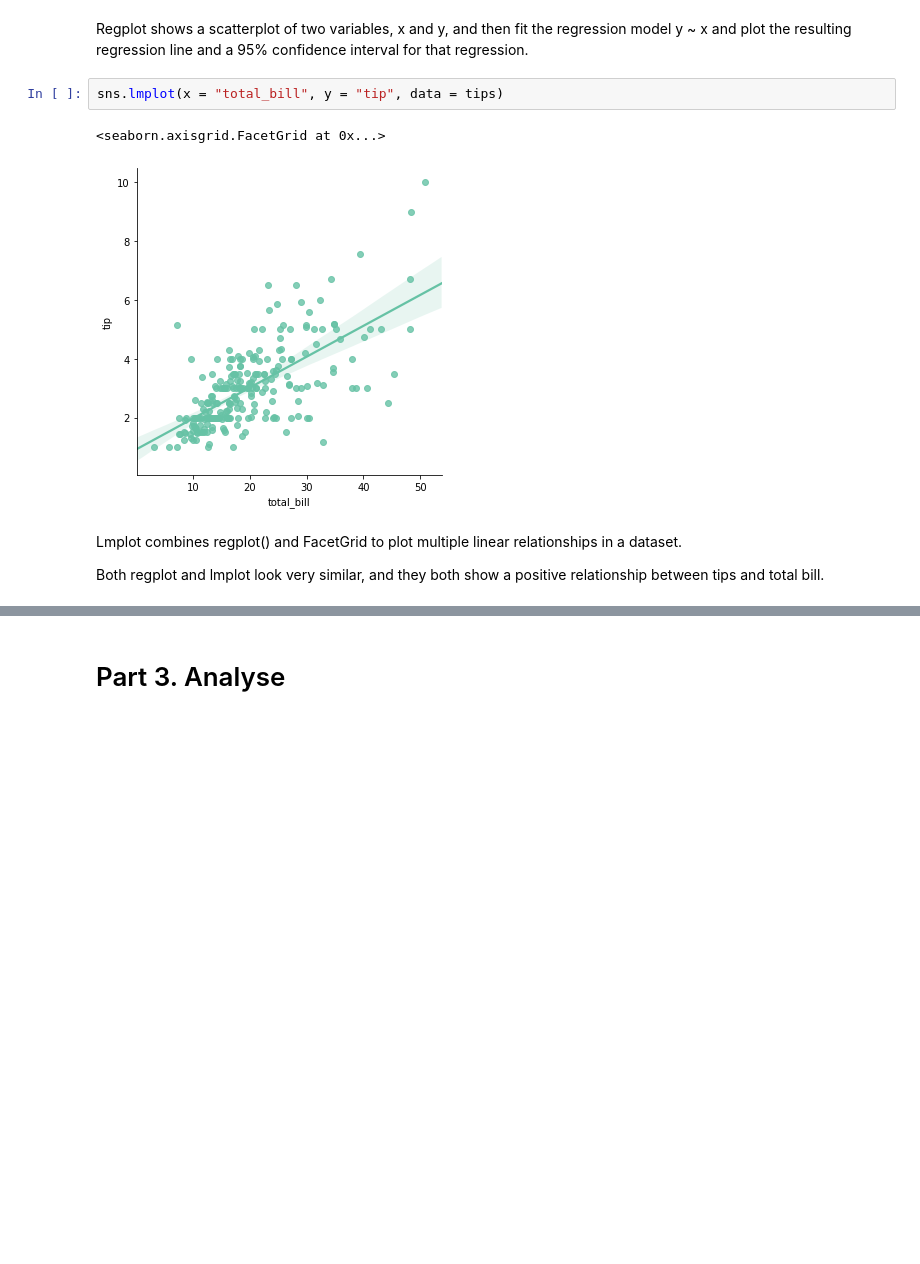
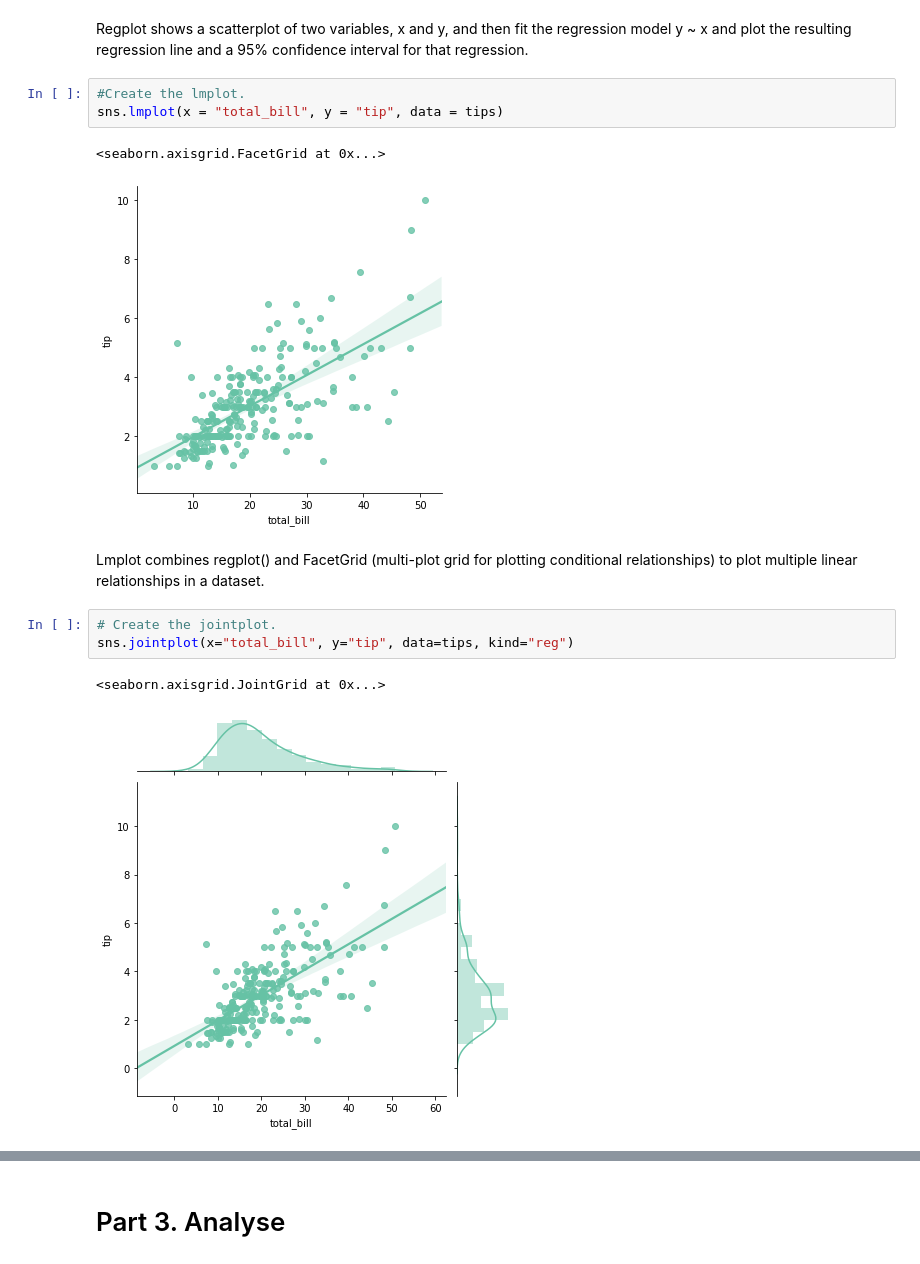
Before and after one commit to amacuga/fundamentals-assessment, a Jupyter notebook: Assessment.ipynb, the cells around one changed output, grey strips where cells are left out. Cells and saved outputs as stored; diff of their text form; blank space fills up the shorter version.

Commit message:
Added jointplot.

```diff
--- a/Assessment.ipynb
+++ b/Assessment.ipynb
@@ -281,11 +277,16 @@ sns.regplot(x = "total_bill", y = "tip", data = tips)
 # %% [markdown]
 Regplot shows a scatterplot of two variables, x and y, and then fit the regression model y ~ x and plot the resulting regression line and a 95% confidence interval for that regression.
 # %%
+#Create the lmplot.
 sns.lmplot(x = "total_bill", y = "tip", data = tips)
 # %% [output]
 <seaborn.axisgrid.FacetGrid at 0x...>
 [figure]
 # %% [markdown]
-Lmplot combines regplot() and FacetGrid to plot multiple linear relationships in a dataset.
-
-Both regplot and lmplot look very similar, and they both show a positive relationship between tips and total bill.
+Lmplot combines regplot() and FacetGrid (multi-plot grid for plotting conditional relationships) to plot multiple linear relationships in a dataset.
+# %%
+# Create the jointplot.
+sns.jointplot(x="total_bill", y="tip", data=tips, kind="reg")
+# %% [output]
+<seaborn.axisgrid.JointGrid at 0x...>
+[figure, added]
```
Also changed, not shown: parts of 5 cells of this notebook.
